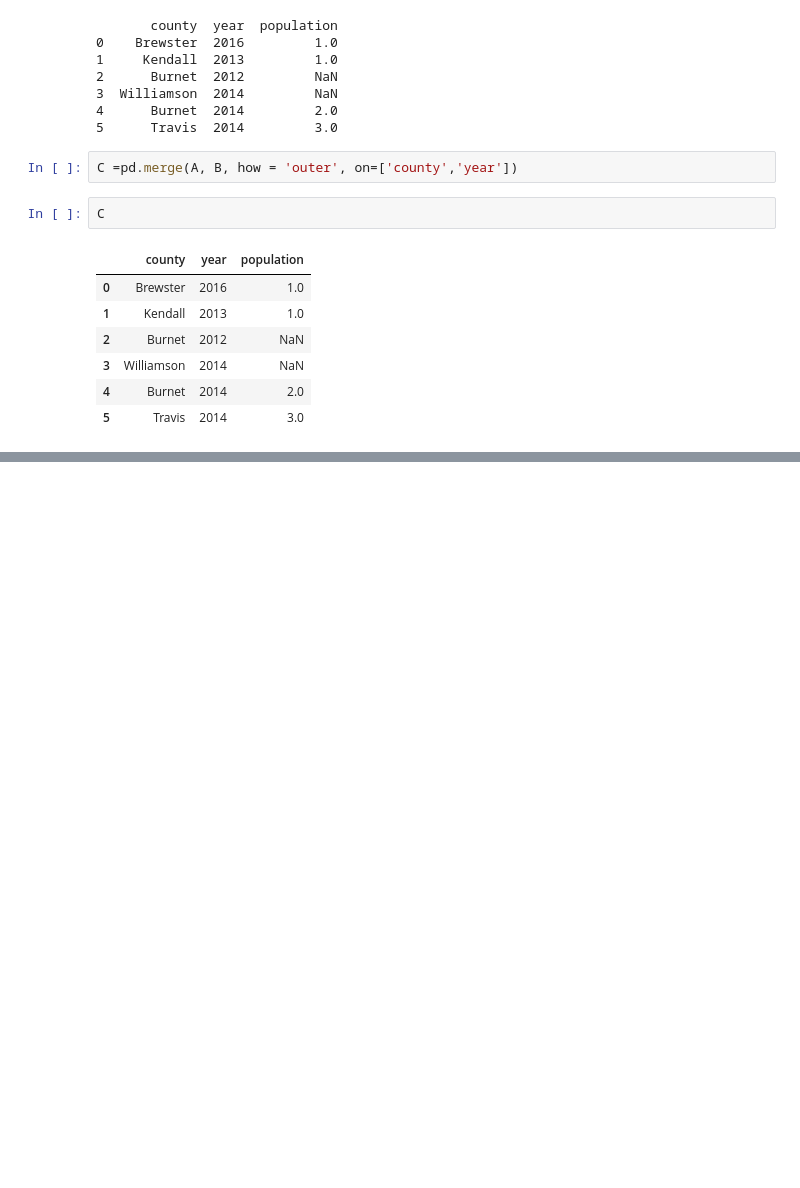
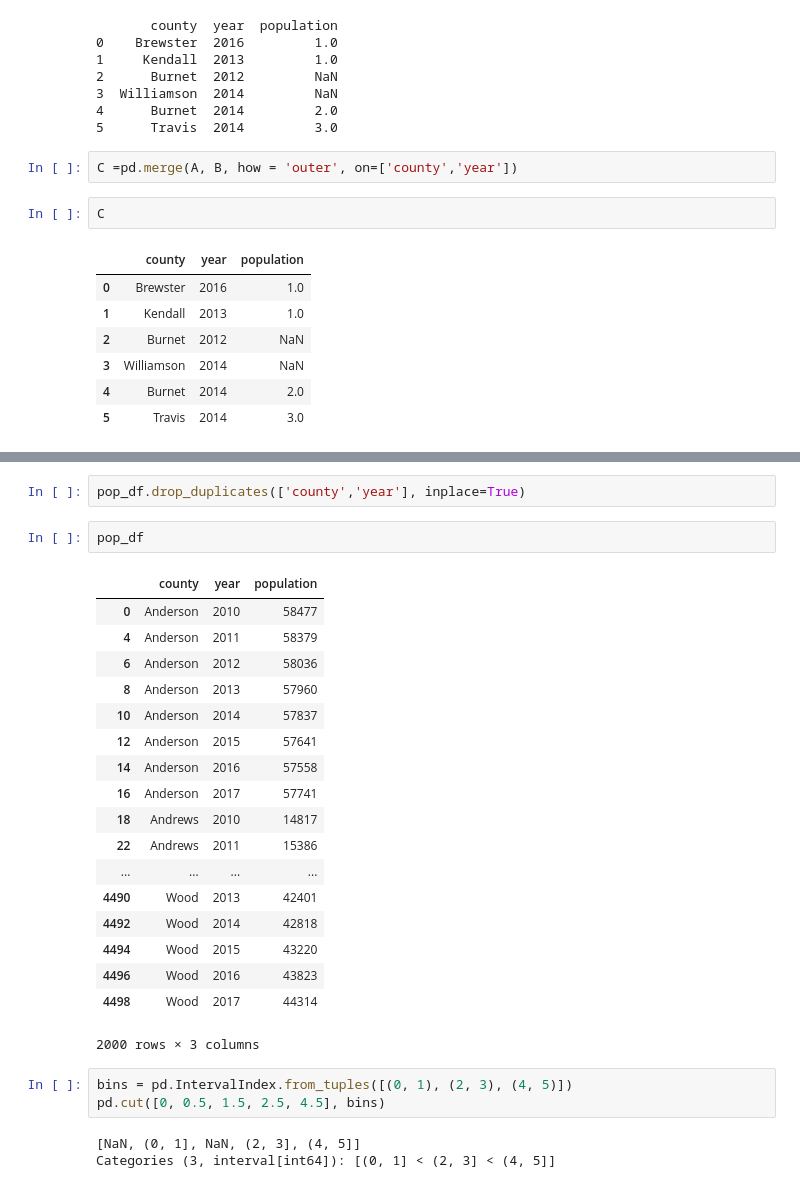
Before and after one commit to KendalHolcombe/KH_Capstone, a Jupyter notebook: Population_Merge.ipynb, the cells around one changed output, grey strips where cells are left out. Drawn from its saved outputs; the diff is of its cells as text; blank space fills up the shorter version.

```diff
--- a/Population_Merge.ipynb
+++ b/Population_Merge.ipynb
@@ -28,0 +40,29 @@ C
+# %%
+pop_df.drop_duplicates(['county','year'], inplace=True)
+# %%
+pop_df
+# %% [output]
+|  | county | year | population |
+| 0 | Anderson | 2010 | 58477 |
+| 4 | Anderson | 2011 | 58379 |
+| 6 | Anderson | 2012 | 58036 |
+| 8 | Anderson | 2013 | 57960 |
+| 10 | Anderson | 2014 | 57837 |
+| 12 | Anderson | 2015 | 57641 |
+| 14 | Anderson | 2016 | 57558 |
+| 16 | Anderson | 2017 | 57741 |
+| 18 | Andrews | 2010 | 14817 |
+| 22 | Andrews | 2011 | 15386 |
+| ... | ... | ... | ... |
+| 4490 | Wood | 2013 | 42401 |
+| 4492 | Wood | 2014 | 42818 |
+| 4494 | Wood | 2015 | 43220 |
+| 4496 | Wood | 2016 | 43823 |
+| 4498 | Wood | 2017 | 44314 |
+2000 rows × 3 columns
+# %%
+bins = pd.IntervalIndex.from_tuples([(0, 1), (2, 3), (4, 5)])
+pd.cut([0, 0.5, 1.5, 2.5, 4.5], bins)
+# %% [output]
+[NaN, (0, 1], NaN, (2, 3], (4, 5]]
+Categories (3, interval[int64]): [(0, 1] < (2, 3] < (4, 5]]
```
Also changed, not shown: parts of 7 cells of this notebook, 11 other files.
